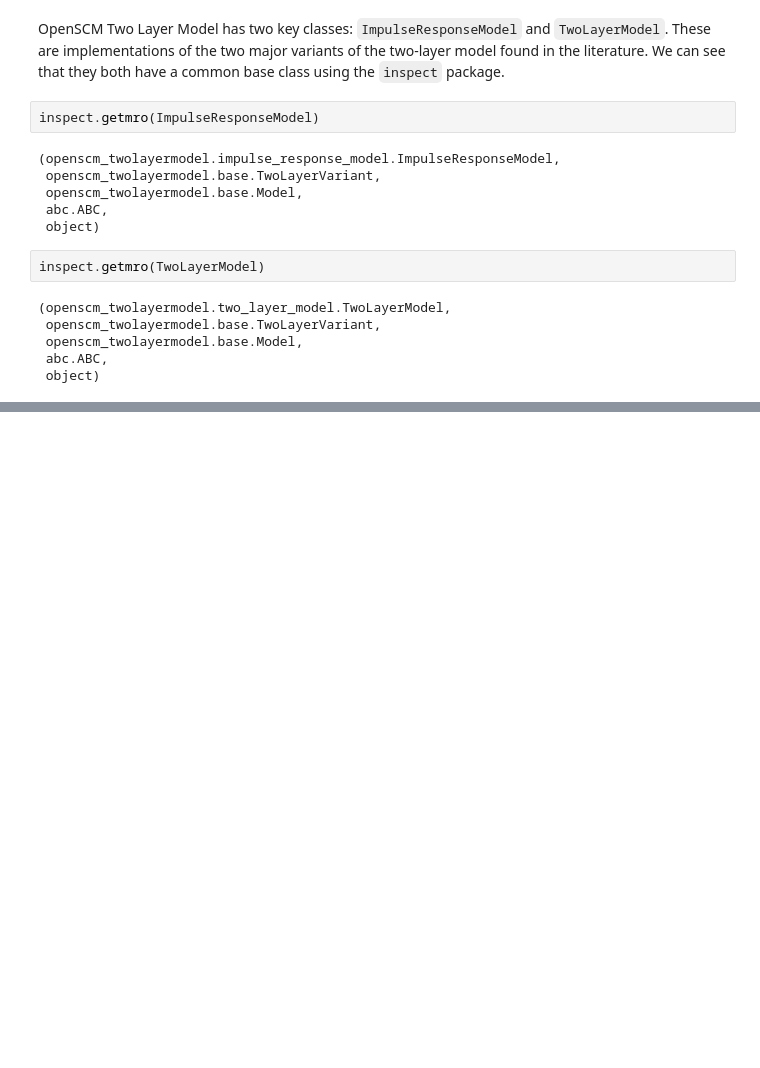
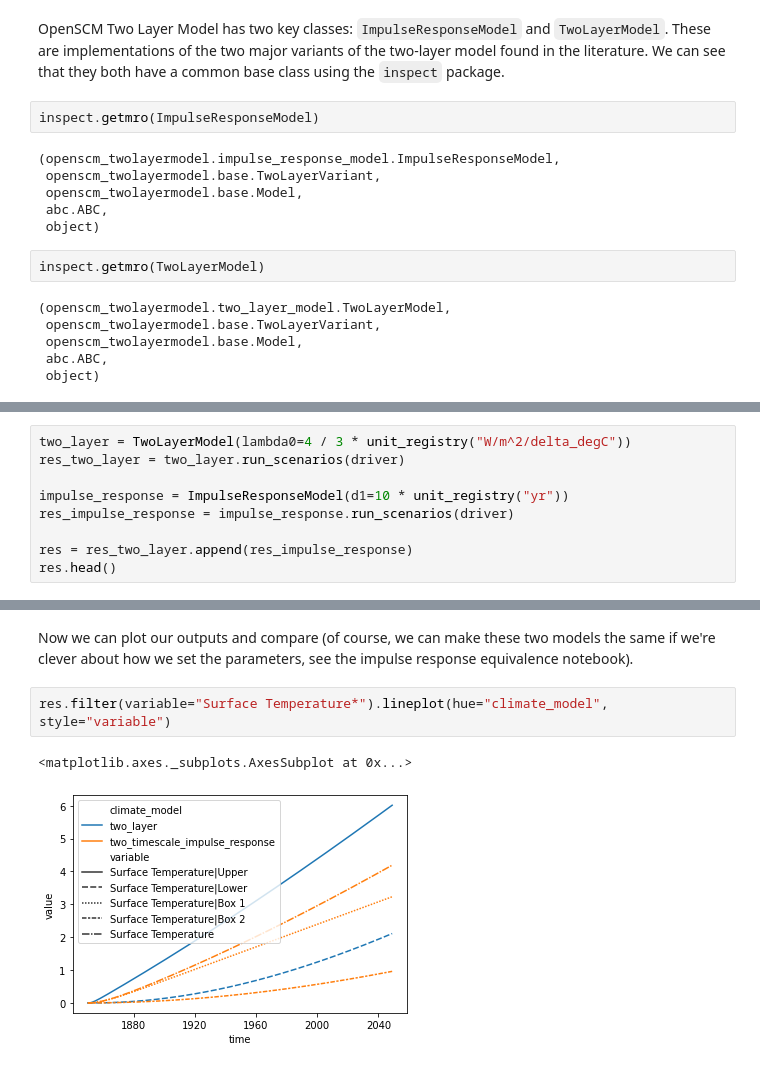
Before and after one commit to openscm/openscm-twolayermodel, a Jupyter notebook: notebooks/getting-started.ipynb, the cells around one changed output, grey strips where cells are left out. Saved outputs shown, nothing was run; the diff lists cells and outputs as text; blank space fills up the shorter version.

Commit message:
Re-write getting started notebook

```diff
--- a/notebooks/getting-started.ipynb
+++ b/notebooks/getting-started.ipynb
@@ -39,0 +76,9 @@ These classes can both be used in the same way. We demonstrate the most basic us
+# %%
+two_layer = TwoLayerModel(lambda0=4 / 3 * unit_registry("W/m^2/delta_degC"))
+res_two_layer = two_layer.run_scenarios(driver)
+
+impulse_response = ImpulseResponseModel(d1=10 * unit_registry("yr"))
+res_impulse_response = impulse_response.run_scenarios(driver)
+
+res = res_two_layer.append(res_impulse_response)
+res.head()
@@ -39,0 +94,7 @@ These classes can both be used in the same way. We demonstrate the most basic us
+# %% [markdown]
+Now we can plot our outputs and compare (of course, we can make these two models the same if we're clever about how we set the parameters, see the impulse response equivalence notebook).
+# %%
+res.filter(variable="Surface Temperature*").lineplot(hue="climate_model", style="variable")
+# %% [output]
+<matplotlib.axes._subplots.AxesSubplot at 0x...>
+[figure, added]
```
Also changed, not shown: parts of 9 cells of this notebook.
